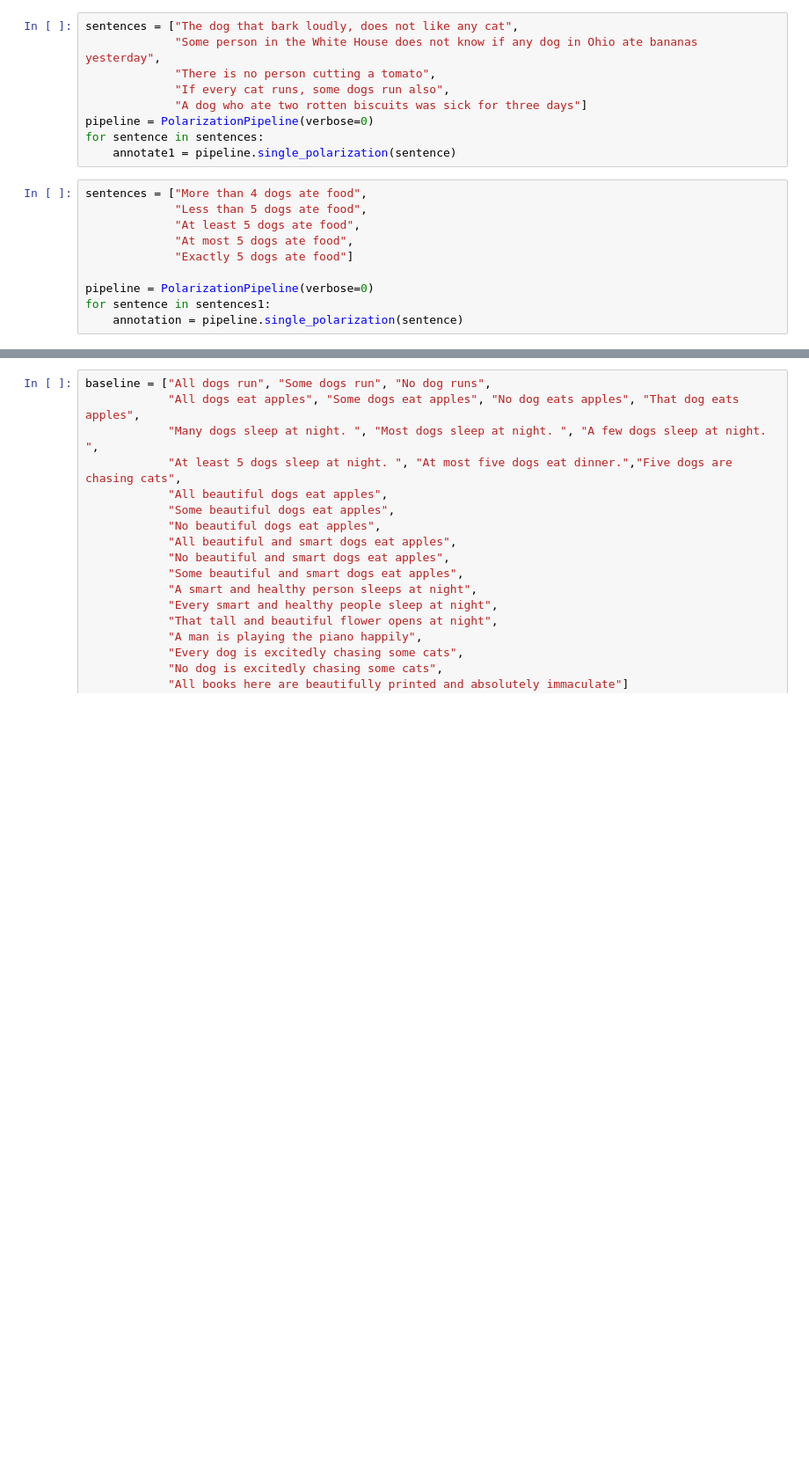
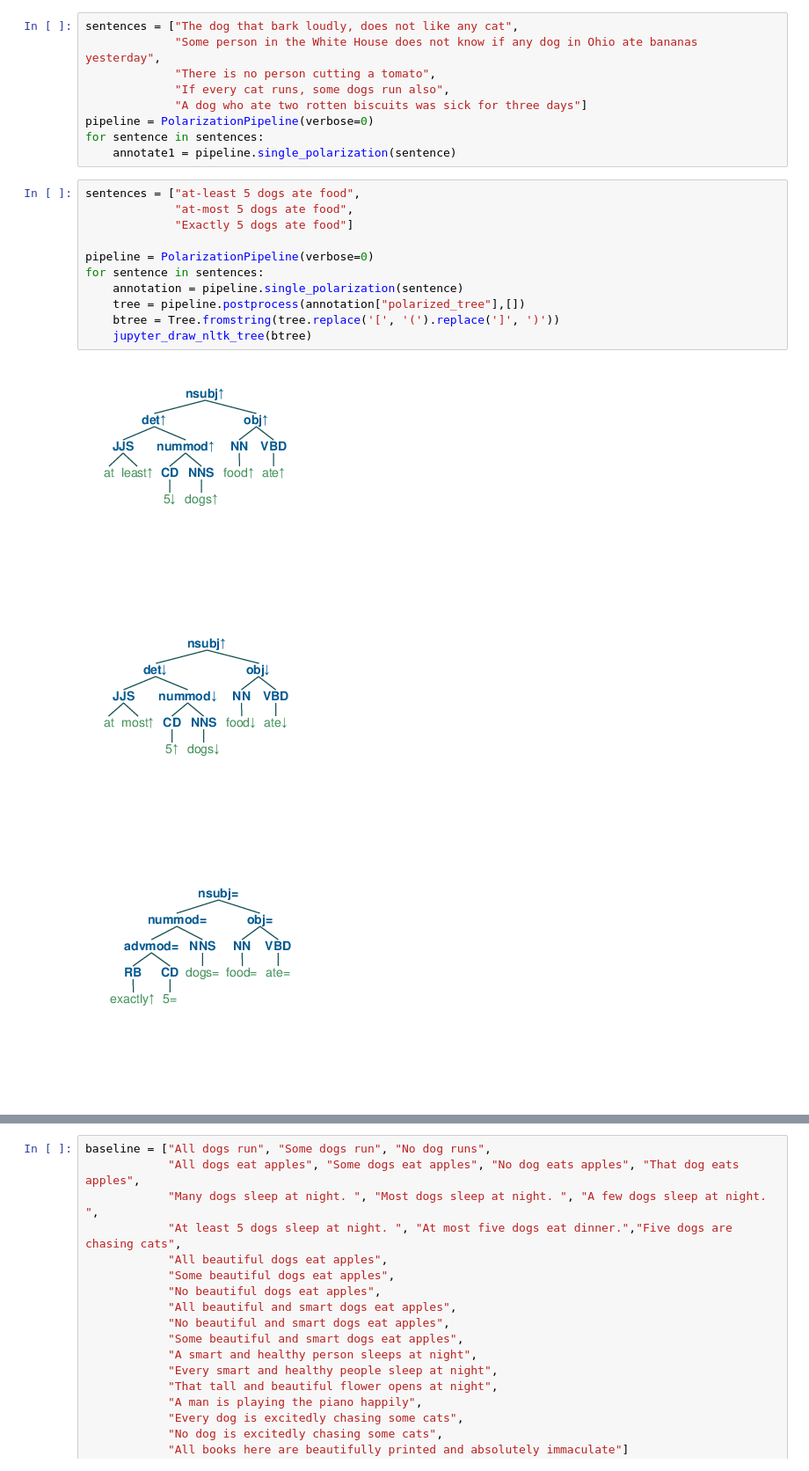
Before and after one commit to eric11eca/NeuralLog, a Jupyter notebook: src/Udep2Mono.ipynb, the cells around one changed output, grey strips where cells are left out. Shown: that part at 88% size. Saved outputs shown, nothing was run; the diff lists cells and outputs as text; blank space fills up the shorter version.

```diff
--- a/src/Udep2Mono.ipynb
+++ b/src/Udep2Mono.ipynb
@@ -1295,15 +1207,20 @@ pipeline = PolarizationPipeline(verbose=0)
 for sentence in sentences:
     annotate1 = pipeline.single_polarization(sentence)
 # %%
-sentences = ["More than 4 dogs ate food",
-             "Less than 5 dogs ate food",
-             "At least 5 dogs ate food",
-             "At most 5 dogs ate food",
+sentences = ["at-least 5 dogs ate food",
+             "at-most 5 dogs ate food",
              "Exactly 5 dogs ate food"]
 
 pipeline = PolarizationPipeline(verbose=0)
-for sentence in sentences1:
+for sentence in sentences:
     annotation = pipeline.single_polarization(sentence)
+    tree = pipeline.postprocess(annotation["polarized_tree"],[])
+    btree = Tree.fromstring(tree.replace('[', '(').replace(']', ')'))
+    jupyter_draw_nltk_tree(btree)
+# %% [output]
+[figure, added]
+[figure, added]
+[figure, added]
 # %%
 run_polarize_pipeline(["Three out of five dentists recommend that their patients brush their teeth at least four times a day",
                        "A dog who ate two rotten biscuits was sick for three days",
```
Also changed, not shown: parts of 18 cells of this notebook, 15 other files.
